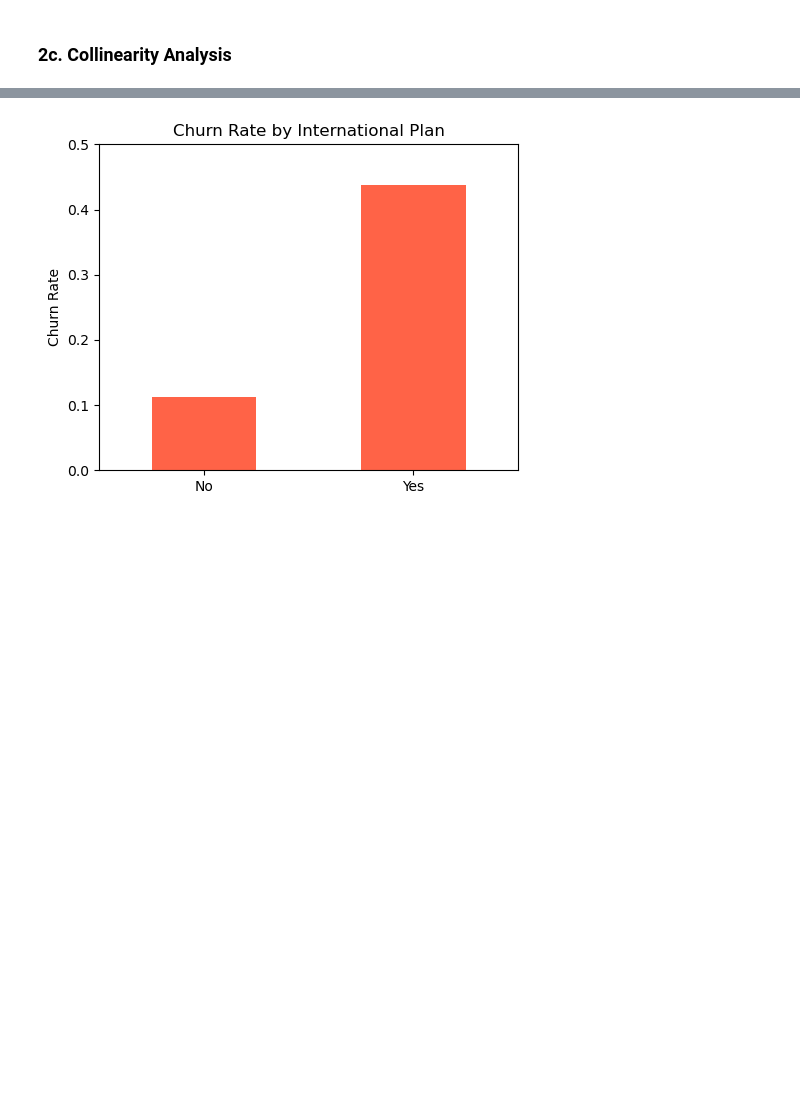
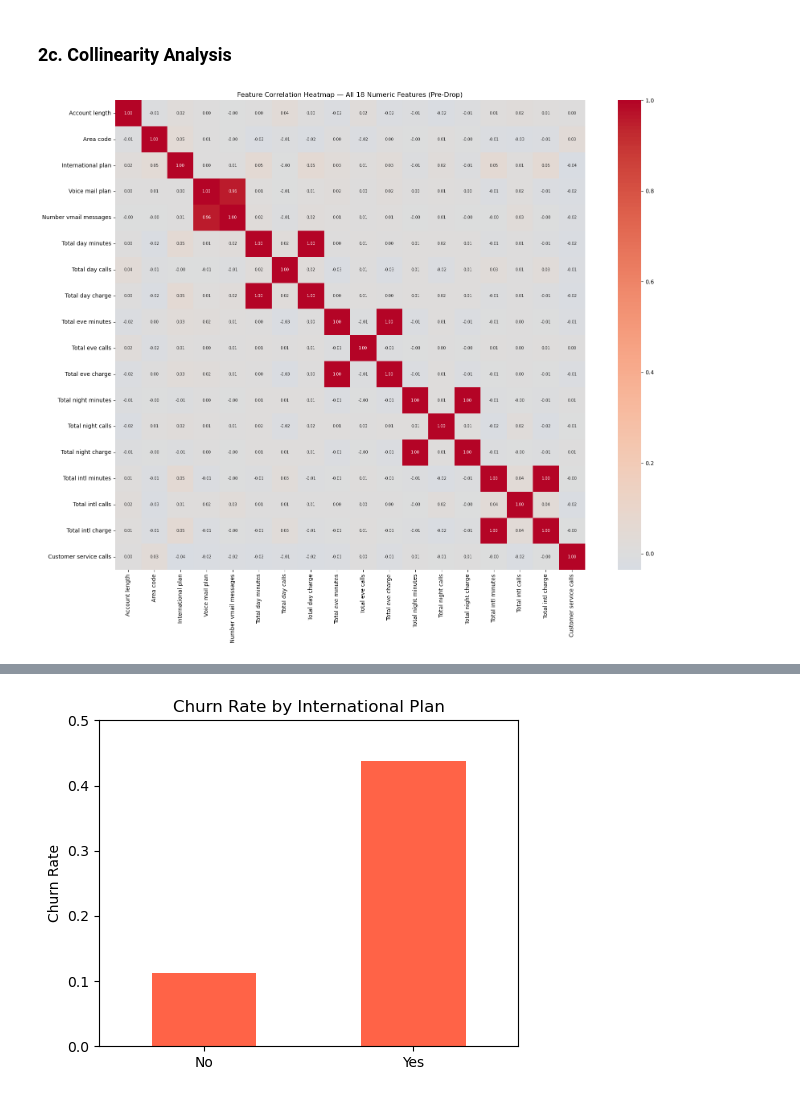
Before and after one commit to euph00/kddm_proj, a Jupyter notebook: project.ipynb, the cells around one changed output, grey strips where cells are left out. Saved outputs shown, nothing was run; the diff lists cells and outputs as text; code cells hidden in the pictures; blank space fills up the shorter version.

```diff
--- a/project.ipynb
+++ b/project.ipynb
@@ -85,4 +107,8 @@ train.head()
 | 2 | NJ | 137 | 415 | 0 | 0 | 0 | ... |
 | 3 | OH | 84 | 408 | 1 | 0 | 0 | ... |
 | 4 | OK | 75 | 415 | 1 | 0 | 0 | ... |
+# %%
+# Compute full pre-drop correlation matrix (all 18 numeric features) for use in EDA section 2c
+pre_drop_num_cols = train.select_dtypes(include='number').columns.drop('Churn').tolist()
+corr_full = train[pre_drop_num_cols].corr()
 # %% [markdown]
@@ -164,3 +190,12 @@ plt.show()
 - **Total intl minutes:** A slight rightward shift for churn customers hints that high international usage may drive dissatisfaction, possibly tied to international plan pricing.
 # %% [markdown]
 ### 2c. Collinearity Analysis
+# %%
+# Full pre-drop correlation matrix (18 numeric features, computed before dropping redundant columns)
+plt.figure(figsize=(18, 14))
+sns.heatmap(corr_full, annot=True, fmt='.2f', cmap='coolwarm', center=0, square=True, annot_kws={'size': 7})
+plt.title('Feature Correlation Heatmap — All 18 Numeric Features (Pre-Drop)')
+plt.tight_layout()
+plt.show()
+# %% [output]
+[figure, added]
```
Also changed, not shown: parts of 20 cells of this notebook.
